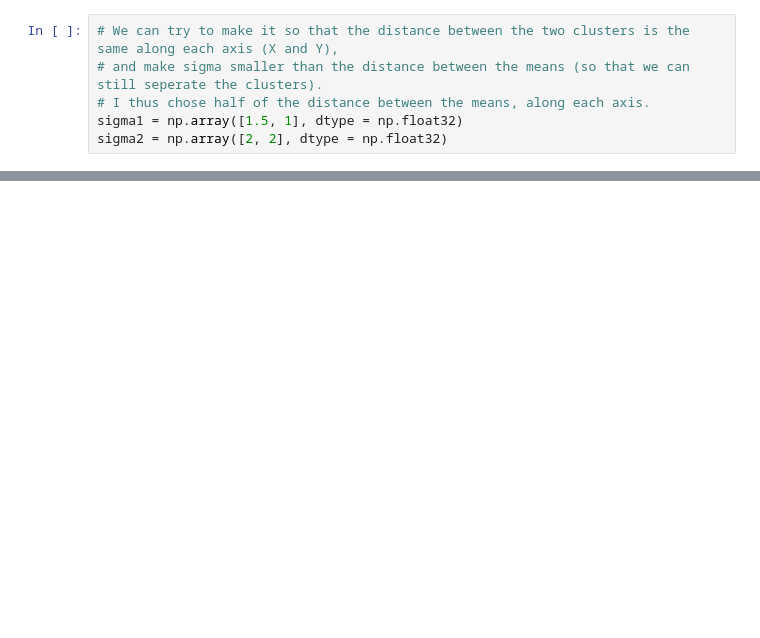
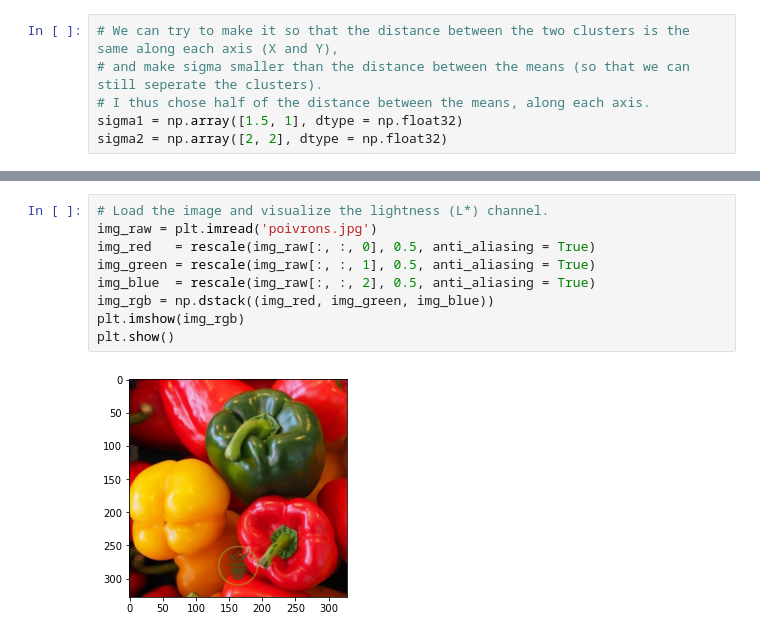
Before and after one commit to MathisBD/cluster-segment, a Jupyter notebook: main.ipynb, the cells around one changed output, grey strips where cells are left out. Cells and saved outputs as stored; diff of their text form; blank space fills up the shorter version.

Commit message:
image segmentation

```diff
--- a/main.ipynb
+++ b/main.ipynb
@@ -56,0 +58,11 @@ visualize_clustering(data2, sigma2)
+# %%
+# Load the image and visualize the lightness (L*) channel.
+img_raw = plt.imread('poivrons.jpg')
+img_red   = rescale(img_raw[:, :, 0], 0.5, anti_aliasing = True)
+img_green = rescale(img_raw[:, :, 1], 0.5, anti_aliasing = True)
+img_blue  = rescale(img_raw[:, :, 2], 0.5, anti_aliasing = True)
+img_rgb = np.dstack((img_red, img_green, img_blue))
+plt.imshow(img_rgb)
+plt.show()
+# %% [output]
+[figure, added]
```
Also changed, not shown: parts of 6 cells of this notebook, 1 other file.
